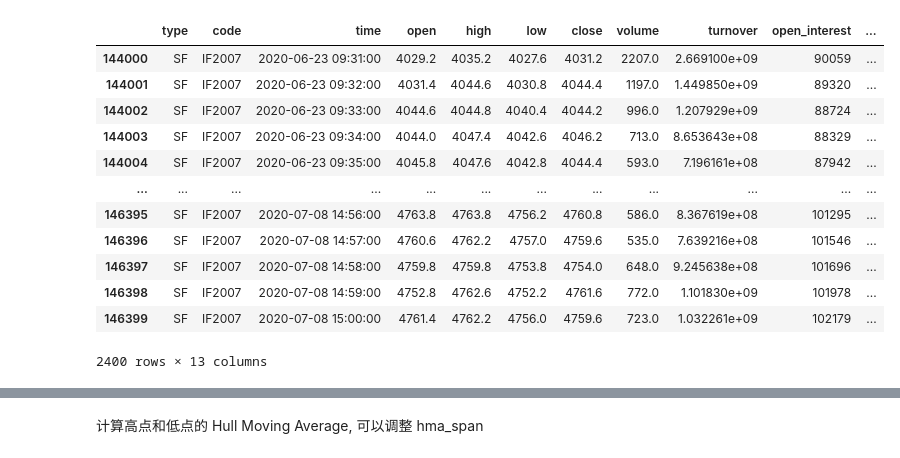
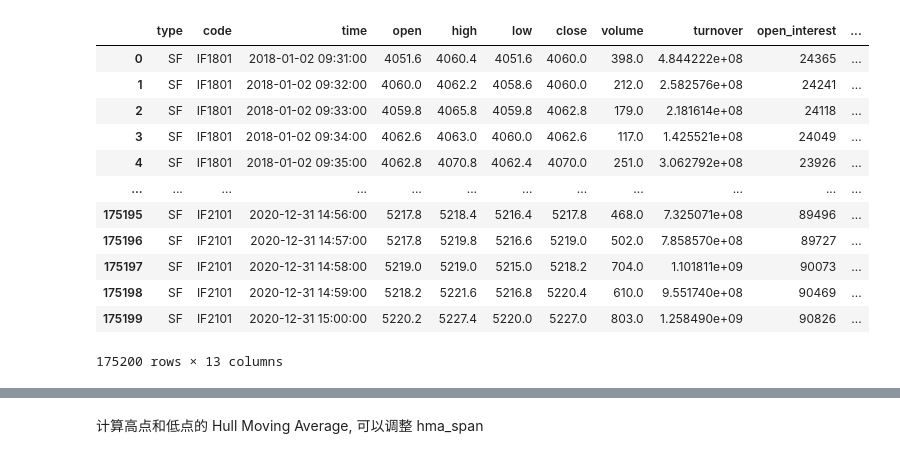
Before and after one commit to mingweima/ml_cta, a Jupyter notebook: notebook/2021-3-9-K-Line-Analysis.ipynb, the cells around one changed output, grey strips where cells are left out. Saved outputs shown, nothing was run; the diff lists cells and outputs as text; code cells hidden in the pictures.

```diff
--- a/notebook/2021-3-9-K-Line-Analysis.ipynb
+++ b/notebook/2021-3-9-K-Line-Analysis.ipynb
@@ -25,46 +34,46 @@ df_2018.columns = ['code', 'time', 'open', 'high', 'low', 'close', 'volume', 'tu
 
 df_2018.rename_axis("type", axis='index', inplace=True)
 
 year = 2019
 
 df_2019 = pd.read_csv(os.path.join(f'../data/index/{year}/{ticker}.csv'), index_col=0, encoding='gbk')
 df_2019.columns = ['code', 'time', 'open', 'high', 'low', 'close', 'volume', 'turnover', 'open_interest']
 
 df_2019.rename_axis("type", axis='index', inplace=True)
 
 year = 2020
 
 df_2020 = pd.read_csv(os.path.join(f'../data/index/{year}/{ticker}.csv'), index_col=0, encoding='gbk')
 df_2020.columns = ['code', 'time', 'open', 'high', 'low', 'close', 'volume', 'turnover', 'open_interest']
 
 df_2020.rename_axis("type", axis='index', inplace=True)
 
 
 df = pd.concat([df_2018, df_2019, df_2020])
 df['time'] = pd.to_datetime(df['time'])
 
 df.reset_index(inplace=True)
 df['start'] = df['time'] - pd.Timedelta(minutes=1)
 df['end'] = df['time']
 
 df['date'] = df['time'].map(lambda x: x.year)*10000 + df['time'].map(lambda x: x.month)*100 + df['time'].map(lambda x: x.day)
-df = df.iloc[144000:146400, :] # Change this line to change the selection of data
+# df = df.iloc[144000:146400, :] # Change this line to change the selection of data
 
 df
 # %% [output]
 |  | type | code | time | open | high | low | close | volume | turnover | open_interest | ... |
-| 144000 | SF | IF2007 | 2020-06-23 09:31:00 | 4029.2 | 4035.2 | 4027.6 | 4031.2 | 2207.0 | 2.669100e+09 | 90059 | ... |
-| 144001 | SF | IF2007 | 2020-06-23 09:32:00 | 4031.4 | 4044.6 | 4030.8 | 4044.4 | 1197.0 | 1.449850e+09 | 89320 | ... |
-| 144002 | SF | IF2007 | 2020-06-23 09:33:00 | 4044.6 | 4044.8 | 4040.4 | 4044.2 | 996.0 | 1.207929e+09 | 88724 | ... |
-| 144003 | SF | IF2007 | 2020-06-23 09:34:00 | 4044.0 | 4047.4 | 4042.6 | 4046.2 | 713.0 | 8.653643e+08 | 88329 | ... |
-| 144004 | SF | IF2007 | 2020-06-23 09:35:00 | 4045.8 | 4047.6 | 4042.8 | 4044.4 | 593.0 | 7.196161e+08 | 87942 | ... |
+| 0 | SF | IF1801 | 2018-01-02 09:31:00 | 4051.6 | 4060.4 | 4051.6 | 4060.0 | 398.0 | 4.844222e+08 | 24365 | ... |
+| 1 | SF | IF1801 | 2018-01-02 09:32:00 | 4060.0 | 4062.2 | 4058.6 | 4060.0 | 212.0 | 2.582576e+08 | 24241 | ... |
+| 2 | SF | IF1801 | 2018-01-02 09:33:00 | 4059.8 | 4065.8 | 4059.8 | 4062.8 | 179.0 | 2.181614e+08 | 24118 | ... |
+| 3 | SF | IF1801 | 2018-01-02 09:34:00 | 4062.6 | 4063.0 | 4060.0 | 4062.6 | 117.0 | 1.425521e+08 | 24049 | ... |
+| 4 | SF | IF1801 | 2018-01-02 09:35:00 | 4062.8 | 4070.8 | 4062.4 | 4070.0 | 251.0 | 3.062792e+08 | 23926 | ... |
 | ... | ... | ... | ... | ... | ... | ... | ... | ... | ... | ... | ... |
-| 146395 | SF | IF2007 | 2020-07-08 14:56:00 | 4763.8 | 4763.8 | 4756.2 | 4760.8 | 586.0 | 8.367619e+08 | 101295 | ... |
-| 146396 | SF | IF2007 | 2020-07-08 14:57:00 | 4760.6 | 4762.2 | 4757.0 | 4759.6 | 535.0 | 7.639216e+08 | 101546 | ... |
-| 146397 | SF | IF2007 | 2020-07-08 14:58:00 | 4759.8 | 4759.8 | 4753.8 | 4754.0 | 648.0 | 9.245638e+08 | 101696 | ... |
-| 146398 | SF | IF2007 | 2020-07-08 14:59:00 | 4752.8 | 4762.6 | 4752.2 | 4761.6 | 772.0 | 1.101830e+09 | 101978 | ... |
-| 146399 | SF | IF2007 | 2020-07-08 15:00:00 | 4761.4 | 4762.2 | 4756.0 | 4759.6 | 723.0 | 1.032261e+09 | 102179 | ... |
+| 175195 | SF | IF2101 | 2020-12-31 14:56:00 | 5217.8 | 5218.4 | 5216.4 | 5217.8 | 468.0 | 7.325071e+08 | 89496 | ... |
+| 175196 | SF | IF2101 | 2020-12-31 14:57:00 | 5217.8 | 5219.8 | 5216.6 | 5219.0 | 502.0 | 7.858570e+08 | 89727 | ... |
+| 175197 | SF | IF2101 | 2020-12-31 14:58:00 | 5219.0 | 5219.0 | 5215.0 | 5218.2 | 704.0 | 1.101811e+09 | 90073 | ... |
+| 175198 | SF | IF2101 | 2020-12-31 14:59:00 | 5218.2 | 5221.6 | 5216.8 | 5220.4 | 610.0 | 9.551740e+08 | 90469 | ... |
+| 175199 | SF | IF2101 | 2020-12-31 15:00:00 | 5220.2 | 5227.4 | 5220.0 | 5227.0 | 803.0 | 1.258490e+09 | 90826 | ... |
-2400 rows × 13 columns
+175200 rows × 13 columns
 # %%
 from cta.kline import Kline
 from cta.kline_sindex import *
```
Also changed, not shown: parts of 18 cells of this notebook, 2 other files.
